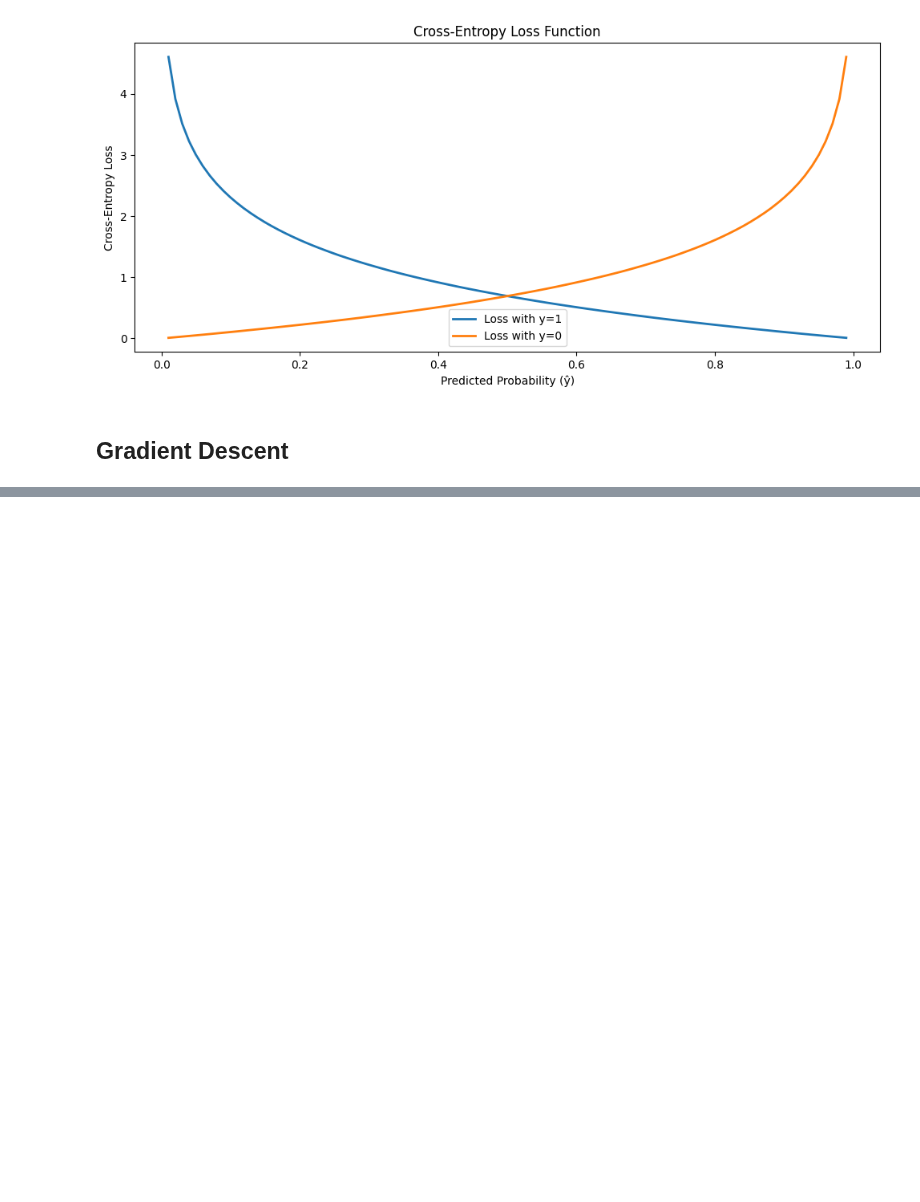
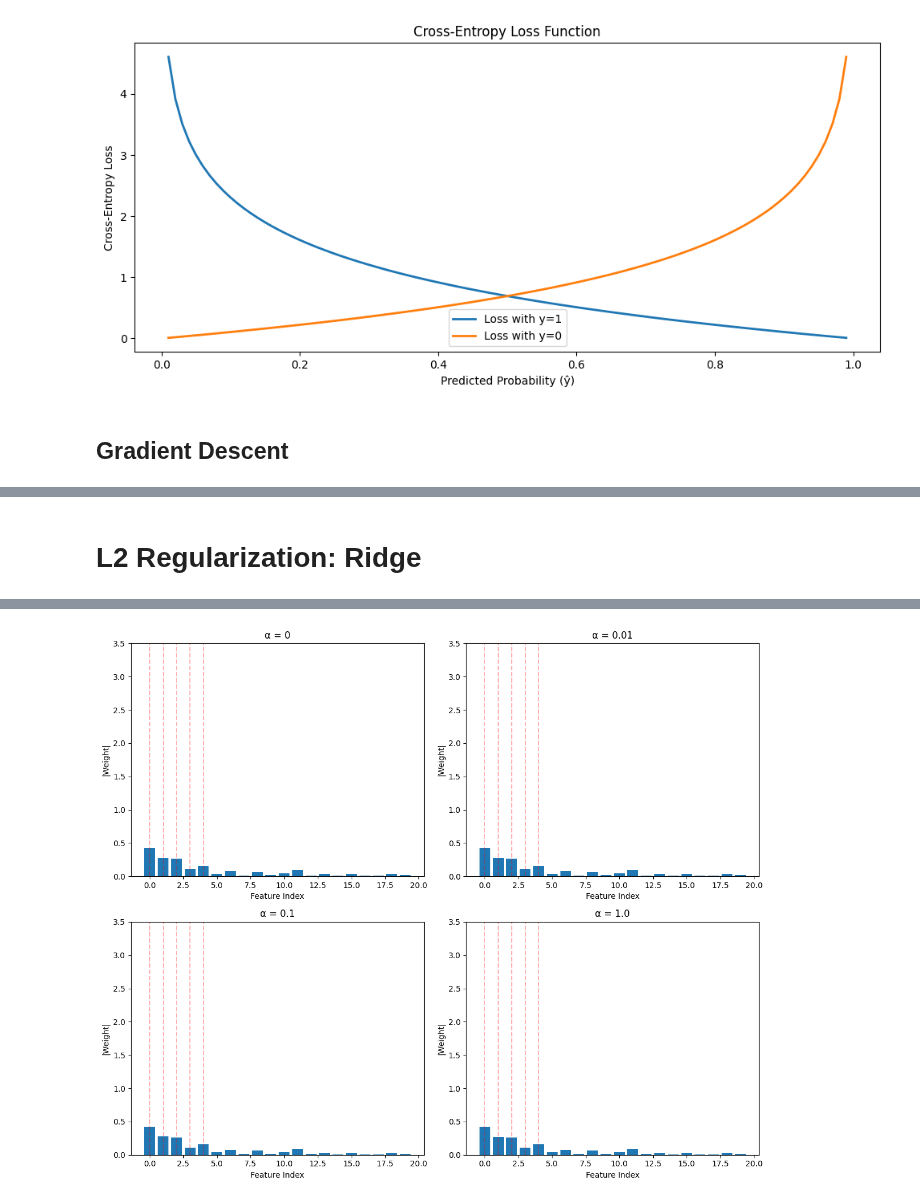
Before and after one commit to bltzr75/Practices_with_Speech_and_Language_Processing_Jurafsky_and_Martin, a Jupyter notebook: 5/Chapter_5.ipynb, the cells around one changed output, grey strips where cells are left out. Saved outputs shown, nothing was run; the diff lists cells and outputs as text; code cells hidden in the pictures; blank space fills up the shorter version.

```diff
--- a/5/Chapter_5.ipynb
+++ b/5/Chapter_5.ipynb
@@ -387,0 +490,2 @@ S
+# %% [markdown]
+# L2 Regularization: Ridge
@@ -387,0 +530,66 @@ S
+# %%
+# Generate data set
+np.random.seed(42)
+n_samples = 200
+n_features = 20 # Using many feature for regularization effect
+
+# Generate data, only 5 features matter
+X = np.random.randn(n_samples, n_features)
+true_weights = np.zeros(n_features)
+true_weights[:5] = np.array([3, -2, 1.5, -1, .5]) # Only 5 features have non-zero weights
+
+# Adding noise to make classif imperfect
+y = (sigmoid(np.dot(X, true_weights) +np.random.randn(n_samples) * .1 ) > .5 ).astype(int)
+
+# Train models with idff regularization strengths
+alphas = [0, .01, 0.1, 1.0] # No reg, light reg, medium reg, heavy regularization
+models = []
+
+
+# Modified training loop that uses compute_loss_with_regularization
+for alpha in alphas:
+  model = LogisticRegressionL2(n_features, learning_rate=0.001, alpha=alpha)
+  losses = []  # Track losses
+
+  # Train for 2000 iterations
+  for iteration in range(2000):
+    # Compute and store loss before update
+    loss = model.compute_loss_with_regularization(X, y)
+    losses.append(loss)
+
+    # Perform gradient update
+    model.train_step(X, y)
+
+    # Optionally print progress
+    if iteration % 100 == 0:
+      print(f"Alpha={alpha}, Iter={iteration}, Loss={loss:.4f}")
+
+
+  models.append(model)
+
+
+
+# Visualize weight magnitudes
+fig, axes = plt.subplots(2,2, figsize=(12,10))
+axes = axes.ravel() #Flatten 2x2 array into 1dim for indexing
+
+for i, (alpha,model) in enumerate(zip(alphas,models)):
+  axes[i].bar(range(n_features), np.abs(model.w))  # Plot absolute weight values
+  axes[i].set_xlabel('Feature Index')
+  axes[i].set_ylabel('|Weight|')
+  axes[i].set_title(f'α = {alpha}')
+  axes[i].set_ylim(0, 3.5)  # Same scale for comparison
+
+  # Important features go red
+  for j in range(5):
+    axes[i].axvline(x=j, color='red', linestyle='--', alpha=0.3)
+
+plt.tight_layout()
+plt.show()
+
+# Print weight statistics
+for alpha, model in zip(alphas, models):
+  print(f"\nα = {alpha}:")
+  print(f"  Sum of squared weights: {np.sum(model.w**2):.4f}")
+  print(f"  Number of 'small' weights (|w| < 0.1): {np.sum(np.abs(model.w) < 0.1)}")
+# %% [output]
@@ -387,0 +613 @@ S
+[figure, added]
```
Also changed, not shown: parts of 12 cells of this notebook, 1 other file.
